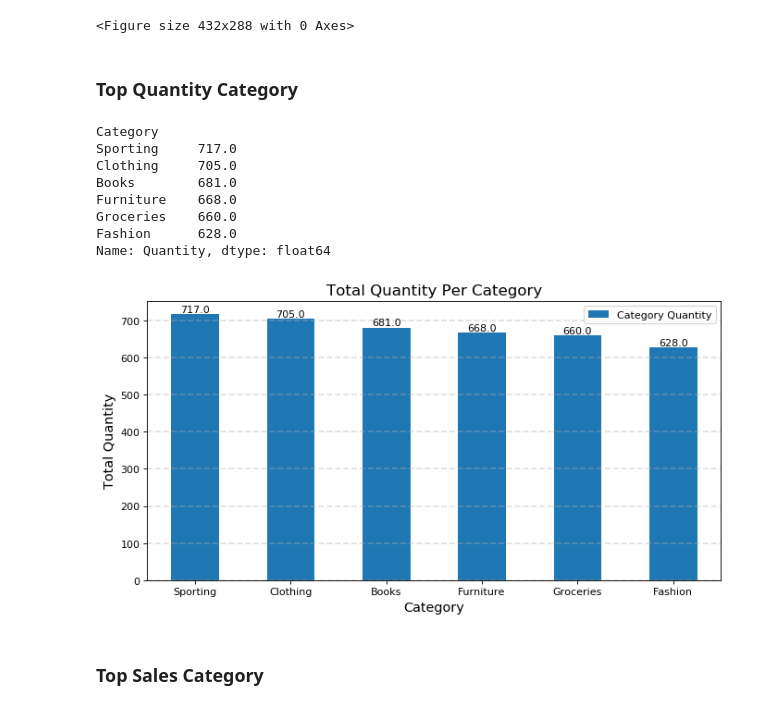
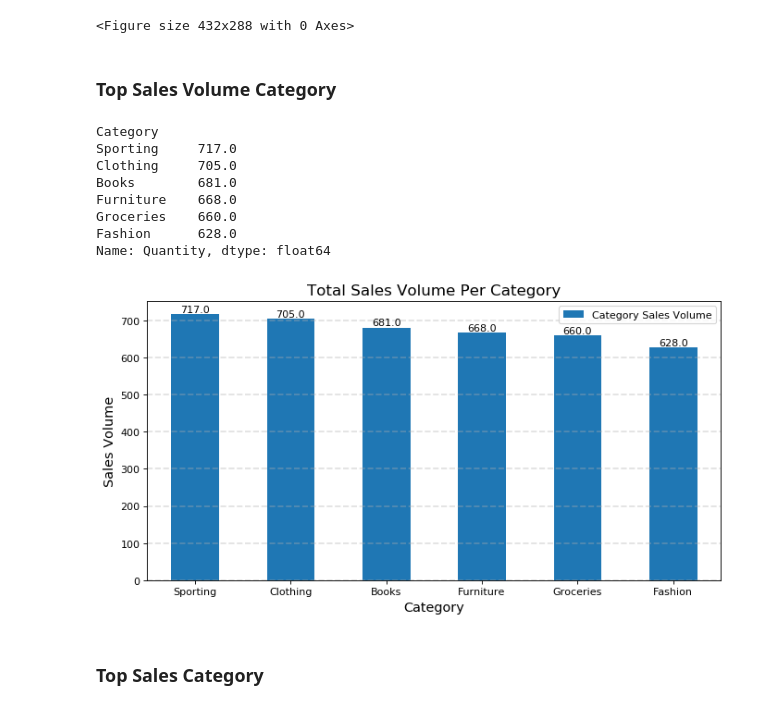
Before and after one commit to FreedomVAce/Supermarket_Analysis, a Jupyter notebook: Supermarket_Analysis.ipynb, the cells around one changed output. Cells and saved outputs as stored; diff of their text form; code cells hidden in the pictures.

```diff
--- a/Supermarket_Analysis.ipynb
+++ b/Supermarket_Analysis.ipynb
@@ -269,7 +269,7 @@ plt.tight_layout()
 [figure]
 <Figure size 432x288 with 0 Axes>
 # %% [markdown]
-### Top Quantity Category
+### Top Sales Volume Category
 # %%
 quantity_category = market.groupby(by = 'Category')['Quantity'].sum()
 quantity_category = quantity_category.sort_values(ascending = False)
@@ -286,23 +286,23 @@ Name: Quantity, dtype: float64
 # %%
 plt.figure(figsize = (10,5),dpi = 80)
 
-quantity_category.plot(kind = 'bar', label = 'Category Quantity')
+quantity_category.plot(kind = 'bar', label = 'Category Sales Volume')
 
 plt.xlabel('Category', fontsize = 13)
-plt.ylabel('Total Quantity', fontsize = 13)
+plt.ylabel('Sales Volume', fontsize = 13)
 
 plt.xticks(rotation=0,fontsize=10)
 
 for a,b in zip(range(len(quantity_category.index)),quantity_category.values):
     plt.text(a,b,b,ha="center",va="bottom",fontsize=10)
 
 
 plt.legend(loc='best')
 plt.grid(alpha=0.4,axis="y",linestyle="--",linewidth=1.5)
-plt.title("Total Quantity Per Category",fontsize=15)
+plt.title("Total Sales Volume Per Category",fontsize=15)
 plt.show()
 # %% [output]
-[figure, old version]
+[figure, new version]
 # %% [markdown]
 ### Top Sales Category
 # %%
```
Also changed, not shown: parts of 5 cells of this notebook.
